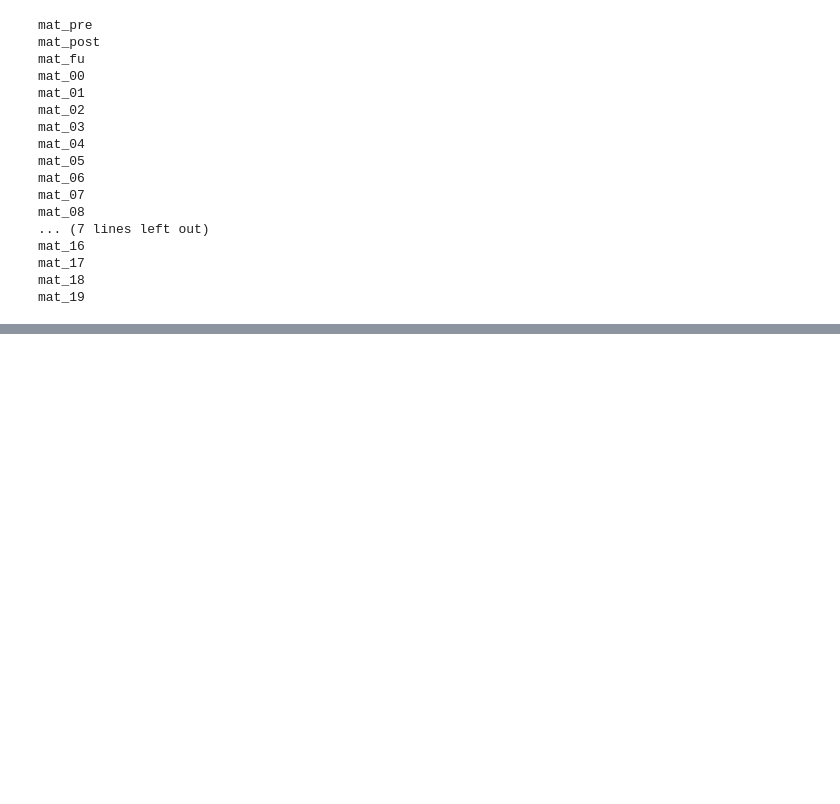
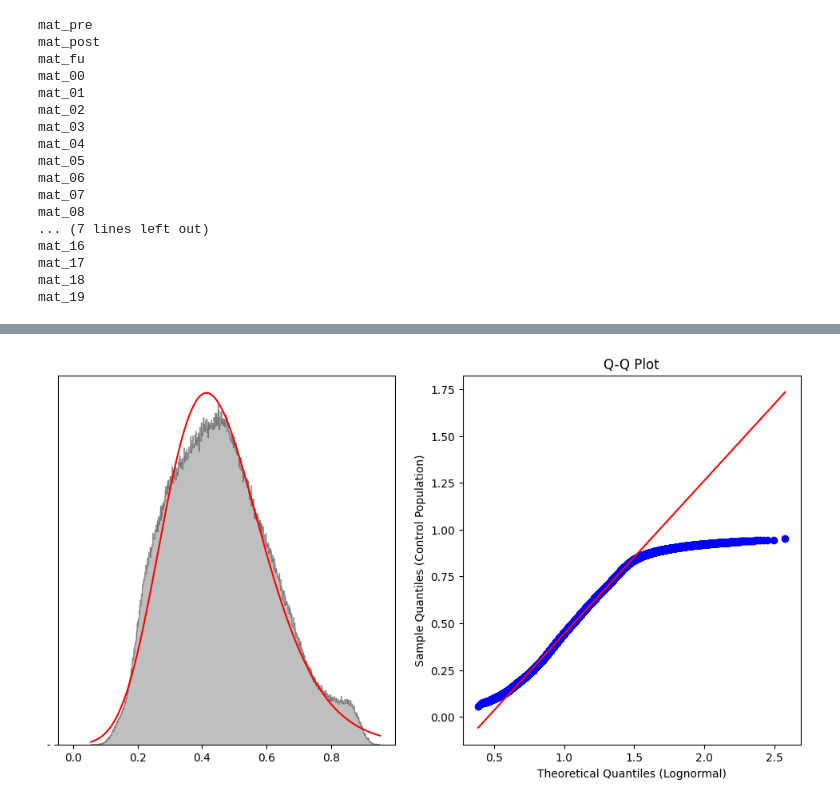
Before and after one commit to AbAstris/Sandbox, a Jupyter notebook: PF002.ipynb, the cells around one changed output, grey strips where cells are left out. Saved outputs shown, nothing was run; the diff lists cells and outputs as text; code cells hidden in the pictures; blank space fills up the shorter version.

```diff
--- a/PF002.ipynb
+++ b/PF002.ipynb
@@ -140,0 +188,97 @@ ValueError: setting an array element with a sequence. The requested array has an
+# %%
+patient_set = [0,1,2,3,3,3,3,3,3,3,3,3,3,3,3,3,3,3,3,3,3,3,3]
+patient_colours = ['purple','#029386','#FAC205','grey','grey','grey','grey','grey','grey','grey','grey','grey','grey',
+                  'grey','grey','grey','grey','grey','grey','grey','grey','grey','grey']
+
+def lognorm_fit():
+
+    frame_patient = []
+    frame_control = []
+
+    for index, image in enumerate(DTI_value):
+        is_patient = patient_set[index]
+        colours = patient_colours[index]
+        if patient_set[index] == 0 or patient_set[index] == 1 or patient_set[index] == 2:
+            if patient_set[index] == 0:
+                for v in image:
+                    inner = [v, volumes_value[index], is_patient, colours]
+                    frame_patient.append(inner)
+        else:
+            for v in image:
+                inner = [v, volumes_value[index], is_patient, colours]
+                frame_control.append(inner)
+
+
+    patient_df = pd.DataFrame(frame_patient, columns=['FA', 'Ventricle Volume', 'Patient', 'Colours'])
+
+    control_df = pd.DataFrame(frame_control, columns=['FA', 'Ventricle Volume', 'Patient', 'Colours'])
+
+    print(patient_df.size)
+    print(control_df.size)
+
+    patient_population = patient_df['FA'].values
+    control_population = control_df['FA'].values
+
+#     patient_params = lognorm.fit(patient_population)
+    params = lognorm.fit(control_population)
+
+#     shape_patient, loc_patient, scale_patient = patient_params
+    shape, loc, scale = params
+
+    print(shape)
+    print(loc)
+    print(scale)
+
+    x = np.linspace(min(control_population), max(control_population), len(control_population))
+    print(min(control_population))
+    print(max(control_population))
+
+    pdf = lognorm.pdf(x, shape, loc, scale)
+
+    num_quantiles = 1000
+
+    quantiles_control = np.percentile(control_population, np.linspace(0, 100, 1000))
+    theoretical_quantiles = lognorm.ppf(np.linspace(0, 100, 1000), shape, loc, scale)
+
+    #theoretical_quantiles = lognorm.ppf(np.linspace(0.001, 0.999, len(data)), shape, loc, scale)
+
+    #sorted_data = np.sort(control_population)
+    #empirical_quantiles=np.percentile(sorted_data, np.linspace(0.1, 99.9, 10000))
+
+    # Calculate density values
+    #density = lognorm.pdf(empirical_quantiles, shape, loc, scale)
+
+    fig, axes = plt.subplots(1, 2, figsize=(12, 6))
+
+    axes[0].hist(control_df['FA'], bins=1000, color='0.2', histtype='step', alpha=0.5, density=True)
+    axes[0].hist(control_df['FA'], bins=1000, color='0.5',density=True, alpha=0.5, label='Controls')
+    axes[0].plot(x, pdf, 'r', '-')
+
+
+    probplot(control_population, dist=lognorm, sparams=(shape,), plot=axes[1])
+    #axes[1].scatter(quantiles_lognorm, quantiles_control)
+    axes[1].set_xlabel('Theoretical Quantiles (Lognormal)')
+    axes[1].set_ylabel('Sample Quantiles (Control Population)')
+    axes[1].set_title('Q-Q Plot')
+    #axes[1].plot([np.min(quantiles_lognorm), np.max(quantiles_lognorm)], [np.min(quantiles_lognorm), np.max(quantiles_lognorm)], color='red', linestyle='--')
+
+    # Add markers to the QQ plot using scatter
+#     quantiles, values = probplot(control_population, dist='lognorm', sparams=(shape, loc, scale), fit=False)
+#     for q, v in zip(quantiles, values):
+#         axes[1].plot(q, v, marker='.', color='black', markersize=10)
+
+    #axes[1].set_xlim([0, 1])
+    #axes[1].set_ylim([0, 1])
+
+    #axes[1].set_xlabel('Theoretical Quantiles')
+    #axes[1].set_ylabel('Empirical Quantiles')
+    #axes[1].set_title('Quantile-Quantile (q-q) Plot')
+    #axes[1].legend()
+
+    # Add color bar to the scatter plot
+    #cbar = plt.colorbar(scatter)
+    #cbar.set_label('Density', rotation=270, labelpad=15)
+
+
+lognorm_fit()
+# %% [output]
@@ -140,0 +292 @@ ValueError: setting an array element with a sequence. The requested array has an
+[figure, added]
```
Also changed, not shown: parts of 35 cells of this notebook.
